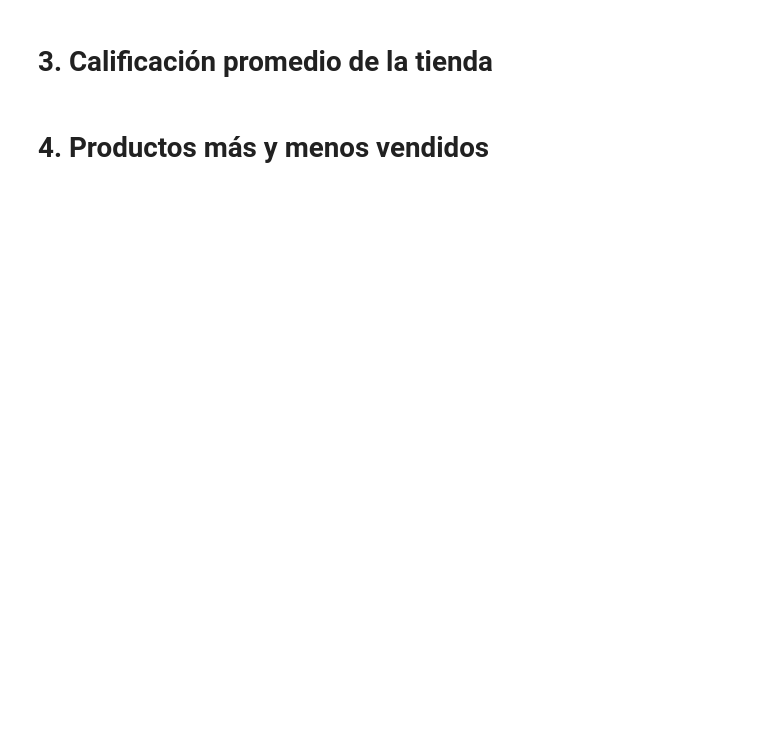
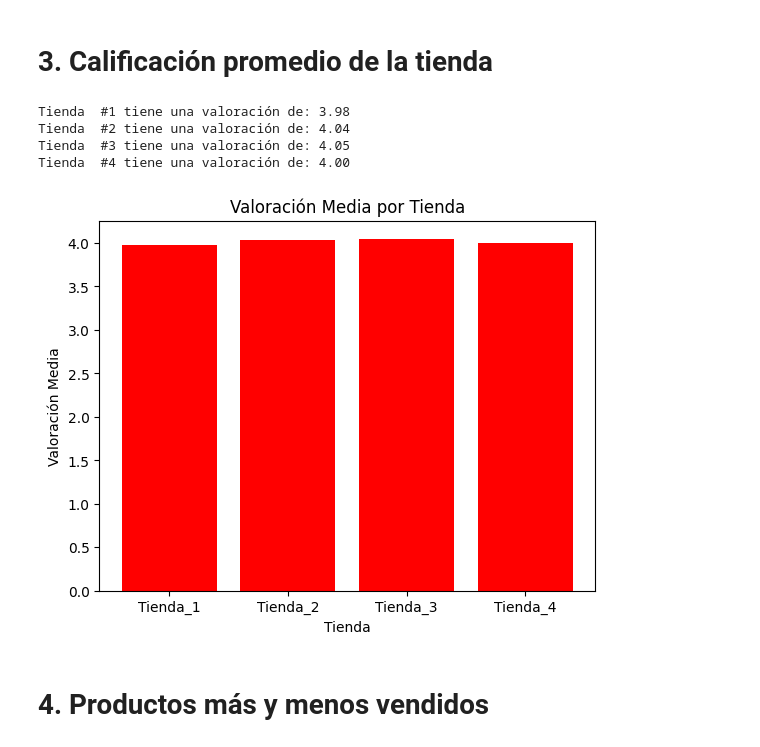
Before and after one commit to JCaceres-R/alura-store-data-analysis, a Jupyter notebook: AluraStoreLatam.ipynb, the cells around one changed output. Saved outputs shown, nothing was run; the diff lists cells and outputs as text; code cells hidden in the pictures; blank space fills up the shorter version.

```diff
--- a/AluraStoreLatam.ipynb
+++ b/AluraStoreLatam.ipynb
@@ -187,0 +191,9 @@ Procentaje del top 3 : 53.81679389312977
+# %%
+
+for i,df in enumerate(mtiendas):
+  print(f"\ntienda numero {i+1}")
+  valortotal=df["Precio"].sum()
+  df_valorneto = df.groupby("Categoría del Producto")["Precio"].sum().sort_values(ascending=False)
+  temp = df_valorneto.head(3).sum()
+  temp = (temp * 100) / valortotal
+  print(f"Procentaje del top 3 : {temp}")
@@ -188,4 +212,23 @@ Procentaje del top 3 : 53.81679389312977
 # %% [markdown]
 # 3. Calificación promedio de la tienda
+# %%
+medias = []
+for i, df in enumerate(mtiendas):
+    media = df["Calificación"].mean()
+    medias.append(media)
+    print(f"Tienda  #{i+1} tiene una valoración de: {media:.2f}")
+
+tiendas_grafiaMedia = [f"Tienda_{i+1}" for i in range(len(medias))]
+plt.bar(tiendas_grafiaMedia, medias, color='red')
+plt.xlabel("Tienda")
+plt.ylabel("Valoración Media")
+plt.title("Valoración Media por Tienda")
+plt.show()
+# %% [output]
+Tienda  #1 tiene una valoración de: 3.98
+Tienda  #2 tiene una valoración de: 4.04
+Tienda  #3 tiene una valoración de: 4.05
+Tienda  #4 tiene una valoración de: 4.00
+[figure, added]
 # %% [markdown]
 # 4. Productos más y menos vendidos
```
Also changed, not shown: parts of 15 cells of this notebook.
